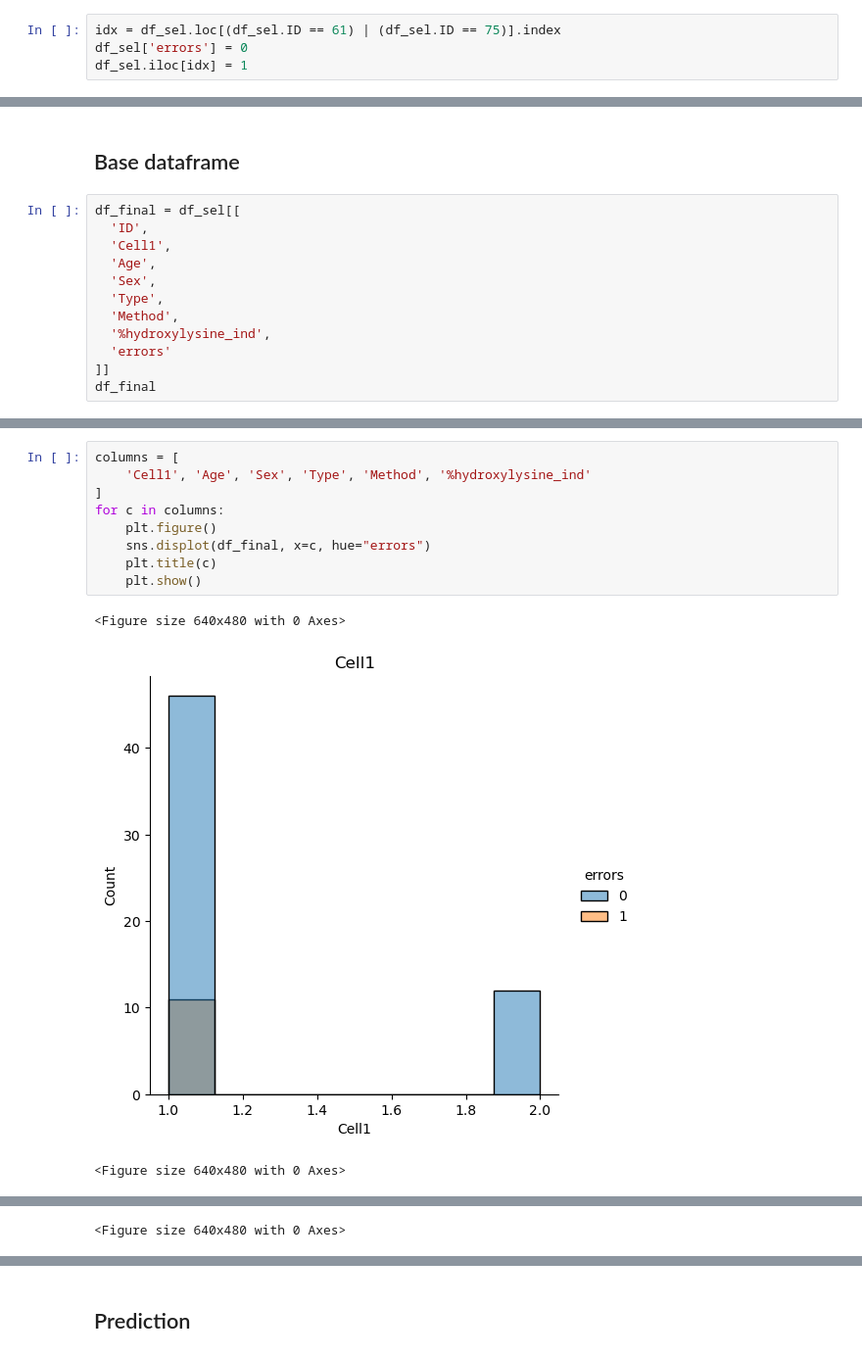
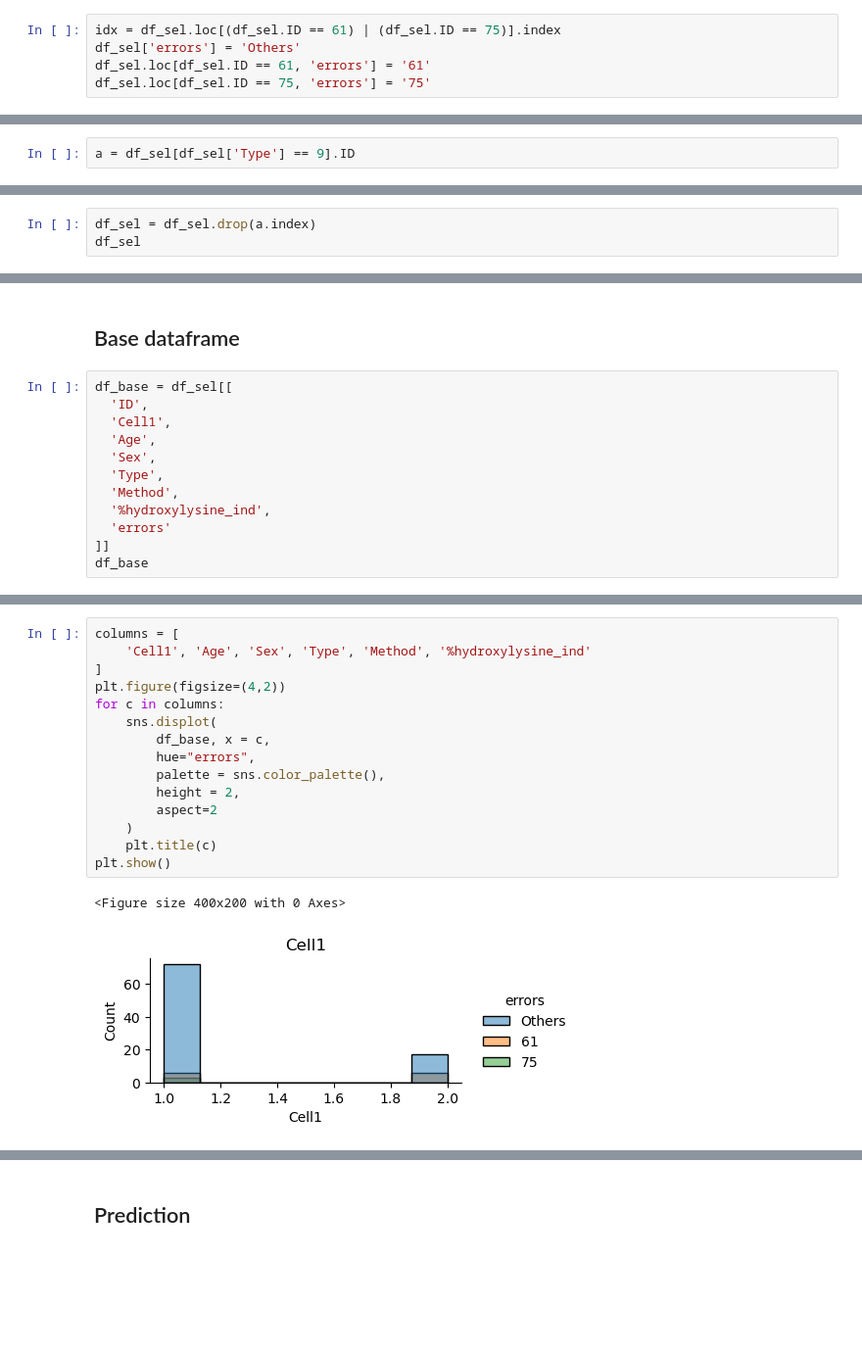
Before and after one commit to RareDiseaseData/Meta-analysis-data, a Jupyter notebook: simulation.ipynb, the cells around one changed output, grey strips where cells are left out. Shown at 98% size. Cells and saved outputs as stored; diff of their text form; blank space fills up the shorter version.

```diff
--- a/simulation.ipynb
+++ b/simulation.ipynb
@@ -89,4 +101,5 @@ df_sel[df_sel.ID == 75]
 # %%
 idx = df_sel.loc[(df_sel.ID == 61) | (df_sel.ID == 75)].index
-df_sel['errors'] = 0
-df_sel.iloc[idx] = 1
+df_sel['errors'] = 'Others'
+df_sel.loc[df_sel.ID == 61, 'errors'] = '61'
+df_sel.loc[df_sel.ID == 75, 'errors'] = '75'
@@ -98,0 +133,2 @@ See the caveats in the documentation: https://pandas.pydata.org/pandas-docs/stab
+# %%
+a = df_sel[df_sel['Type'] == 9].ID
@@ -98,0 +163,3 @@ See the caveats in the documentation: https://pandas.pydata.org/pandas-docs/stab
+# %%
+df_sel = df_sel.drop(a.index)
+df_sel
@@ -120,7 +214,7 @@ See the caveats in the documentation: https://pandas.pydata.org/pandas-docs/stab
 # %% [markdown]
 ## Base dataframe
 # %%
-df_final = df_sel[[
+df_base = df_sel[[
   'ID',
   'Cell1',
   'Age',
@@ -130,6 +224,6 @@ df_final = df_sel[[
   '%hydroxylysine_ind',
   'errors'
 ]]
-df_final
+df_base
 # %% [output]
 |  | ID | Cell1 | Age | Sex | Type | Method | %hydroxylysine_ind | errors |
@@ -148,13 +253,18 @@ df_final
 # %%
 columns = [
     'Cell1', 'Age', 'Sex', 'Type', 'Method', '%hydroxylysine_ind'
 ]
+plt.figure(figsize=(4,2))
 for c in columns:
-    plt.figure()
-    sns.displot(df_final, x=c, hue="errors")
+    sns.displot(
+        df_base, x = c,
+        hue="errors",
+        palette = sns.color_palette(),
+        height = 2,
+        aspect=2
+    )
     plt.title(c)
-    plt.show()
+plt.show()
 # %% [output]
-<Figure size 640x480 with 0 Axes>
+<Figure size 400x200 with 0 Axes>
-[figure, old version]
+[figure, new version]
-<Figure size 640x480 with 0 Axes>
@@ -162 +271,0 @@ for c in columns:
-<Figure size 640x480 with 0 Axes>
```
Also changed, not shown: parts of 46 cells of this notebook, 1 other file.
